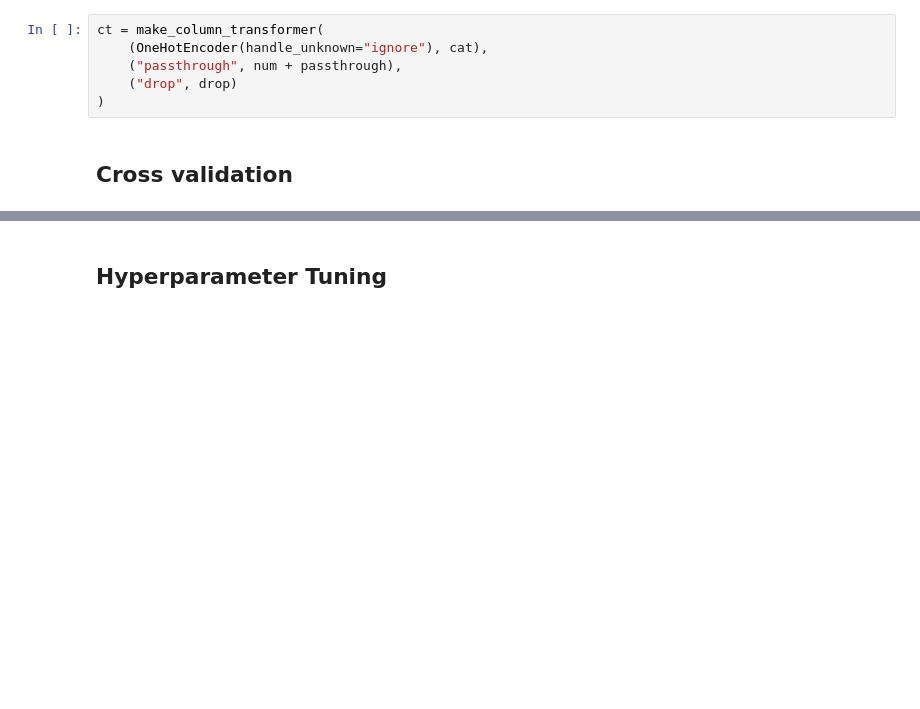
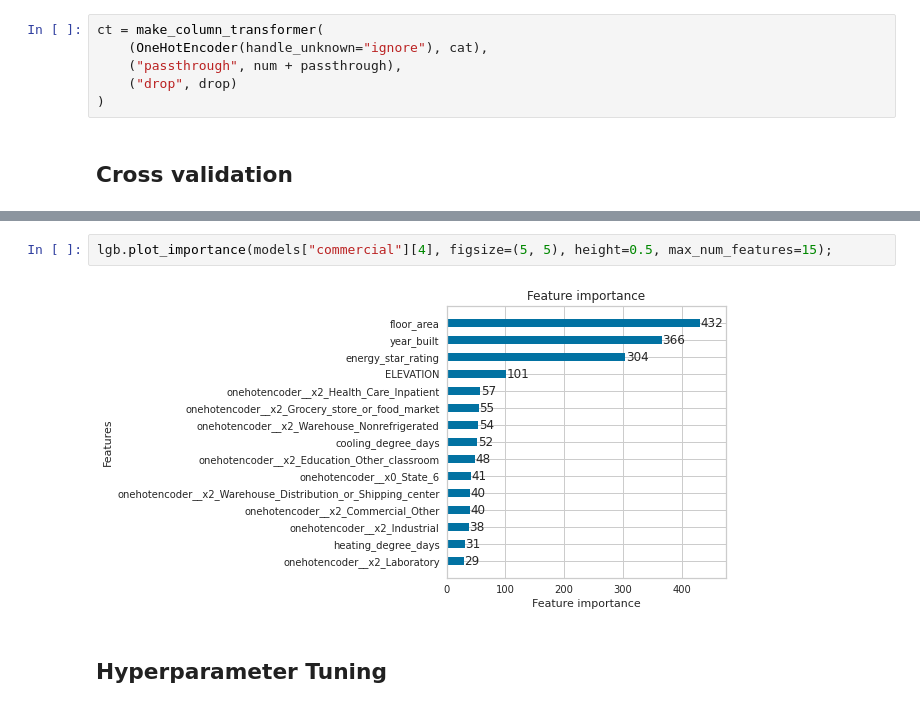
Before and after one commit to VenusianGirl/wids-datathon-2022, a Jupyter notebook: wids-datathon-2022.ipynb, the cells around one changed output, grey strips where cells are left out. Saved outputs shown, nothing was run; the diff lists cells and outputs as text; blank space fills up the shorter version.

```diff
--- a/wids-datathon-2022.ipynb
+++ b/wids-datathon-2022.ipynb
@@ -464,3 +606,7 @@ scores
+# %%
+lgb.plot_importance(models["commercial"][4], figsize=(5, 5), height=0.5, max_num_features=15);
+# %% [output]
+[figure, added]
 # %% [markdown]
 ## Hyperparameter Tuning
 # %%
```
Also changed, not shown: parts of 58 cells of this notebook.
